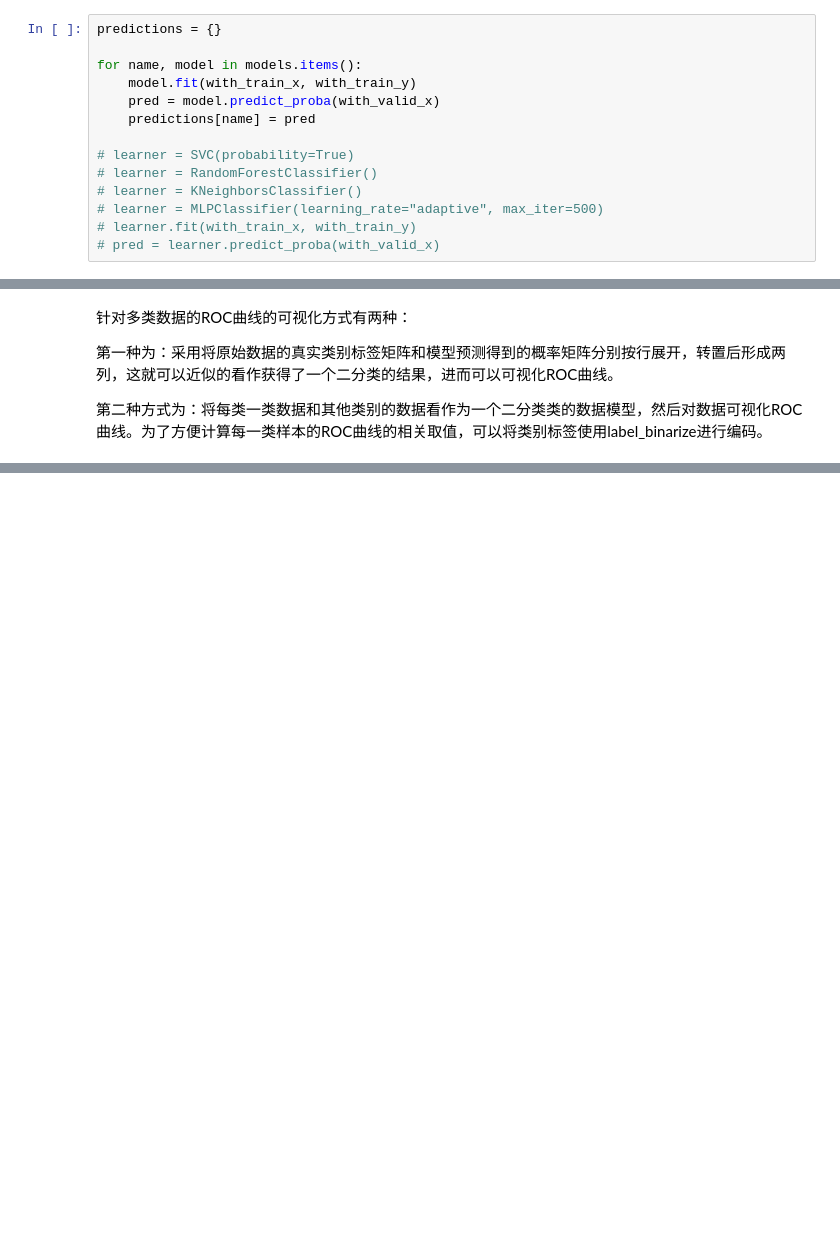
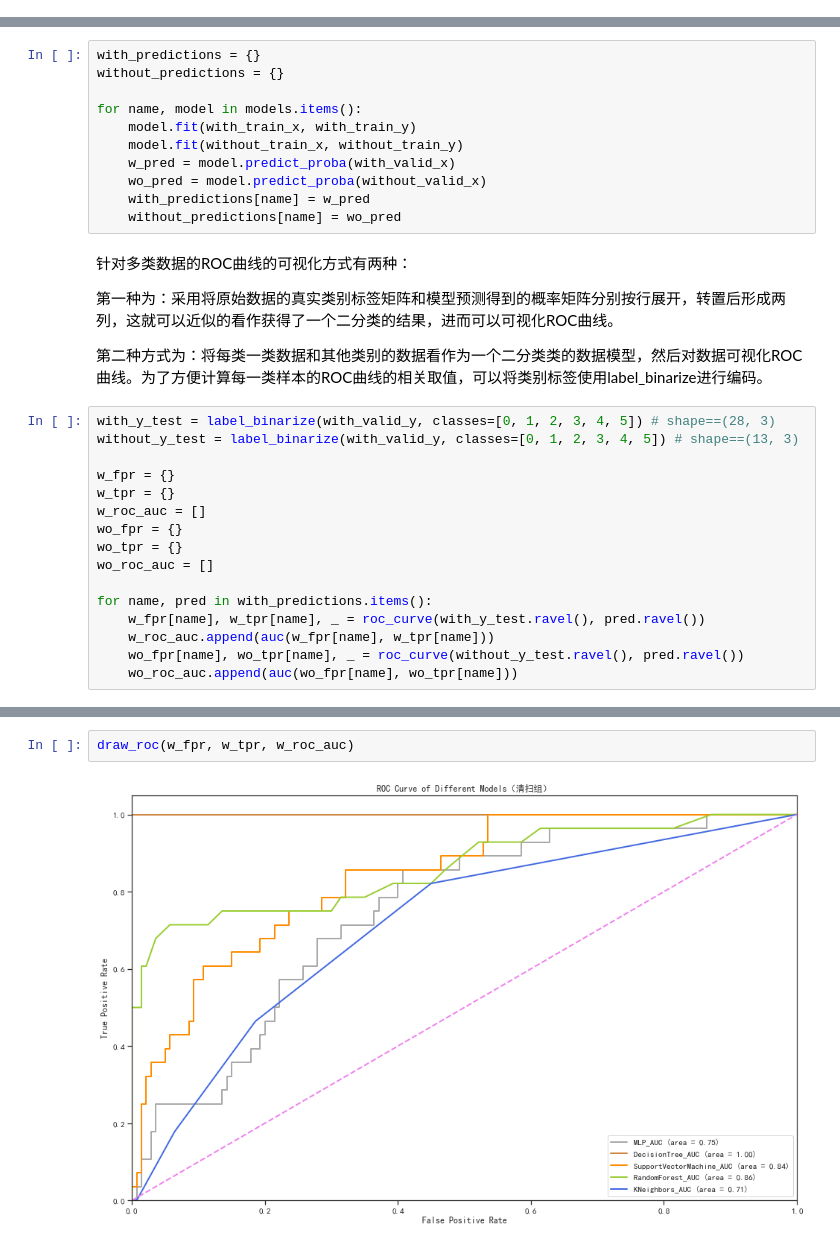
Before and after one commit to Parsonlee/TNM------, a Jupyter notebook: model.ipynb, the cells around one changed output, grey strips where cells are left out. Drawn from its saved outputs; the diff is of its cells as text; blank space fills up the shorter version.

Commit message:
add draw roc curve function

```diff
--- a/model.ipynb
+++ b/model.ipynb
@@ -269,17 +269,3 @@ models
  'SupportVectorMachine': SVC(probability=True),
  'RandomForest': RandomForestClassifier(),
  'KNeighbors': KNeighborsClassifier()}
-# %%
-predictions = {}
-
-for name, model in models.items():
-    model.fit(with_train_x, with_train_y)
-    pred = model.predict_proba(with_valid_x)
-    predictions[name] = pred
-
-# learner = SVC(probability=True)
-# learner = RandomForestClassifier()
-# learner = KNeighborsClassifier()
-# learner = MLPClassifier(learning_rate="adaptive", max_iter=500)
-# learner.fit(with_train_x, with_train_y)
-# pred = learner.predict_proba(with_valid_x)
@@ -305,7 +272,34 @@ def roc_(y, prob):
+# %%
+with_predictions = {}
+without_predictions = {}
+
+for name, model in models.items():
+    model.fit(with_train_x, with_train_y)
+    model.fit(without_train_x, without_train_y)
+    w_pred = model.predict_proba(with_valid_x)
+    wo_pred = model.predict_proba(without_valid_x)
+    with_predictions[name] = w_pred
+    without_predictions[name] = wo_pred
 # %% [markdown]
 针对多类数据的ROC曲线的可视化方式有两种：
 
 第一种为：采用将原始数据的真实类别标签矩阵和模型预测得到的概率矩阵分别按行展开，转置后形成两列，这就可以近似的看作获得了一个二分类的结果，进而可以可视化ROC曲线。
 
 第二种方式为：将每类一类数据和其他类别的数据看作为一个二分类类的数据模型，然后对数据可视化ROC曲线。为了方便计算每一类样本的ROC曲线的相关取值，可以将类别标签使用label_binarize进行编码。
+# %%
+with_y_test = label_binarize(with_valid_y, classes=[0, 1, 2, 3, 4, 5]) # shape==(28, 3)
+without_y_test = label_binarize(with_valid_y, classes=[0, 1, 2, 3, 4, 5]) # shape==(13, 3)
+
+w_fpr = {}
+w_tpr = {}
+w_roc_auc = []
+wo_fpr = {}
+wo_tpr = {}
+wo_roc_auc = []
+
+for name, pred in with_predictions.items():
+    w_fpr[name], w_tpr[name], _ = roc_curve(with_y_test.ravel(), pred.ravel())
+    w_roc_auc.append(auc(w_fpr[name], w_tpr[name]))
+    wo_fpr[name], wo_tpr[name], _ = roc_curve(without_y_test.ravel(), pred.ravel())
+    wo_roc_auc.append(auc(wo_fpr[name], wo_tpr[name]))
 # %%
@@ -344,0 +355,4 @@ plt.show()
+# %%
+draw_roc(w_fpr, w_tpr, w_roc_auc)
+# %% [output]
+[figure, added]
```
Also changed, not shown: parts of 6 cells of this notebook.
